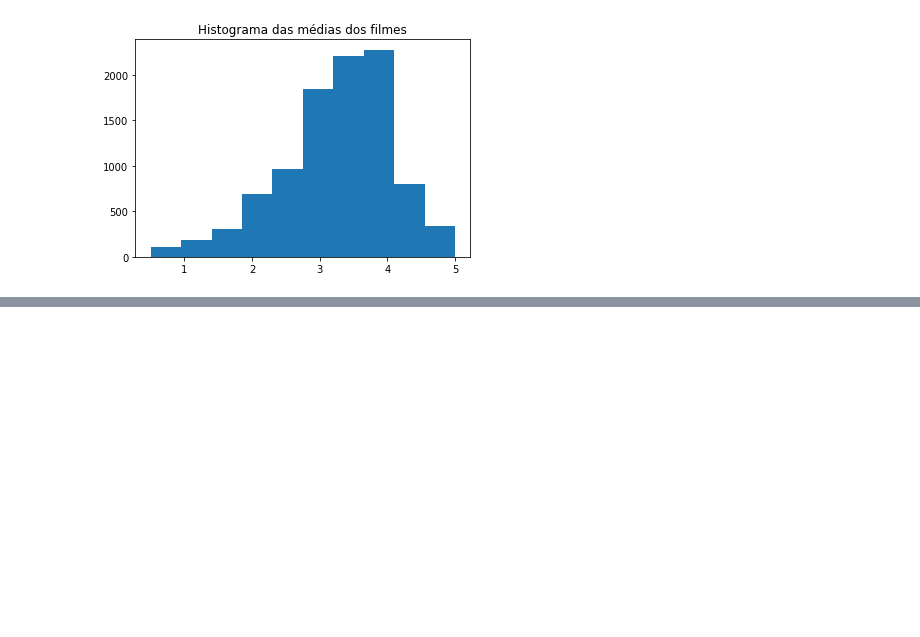
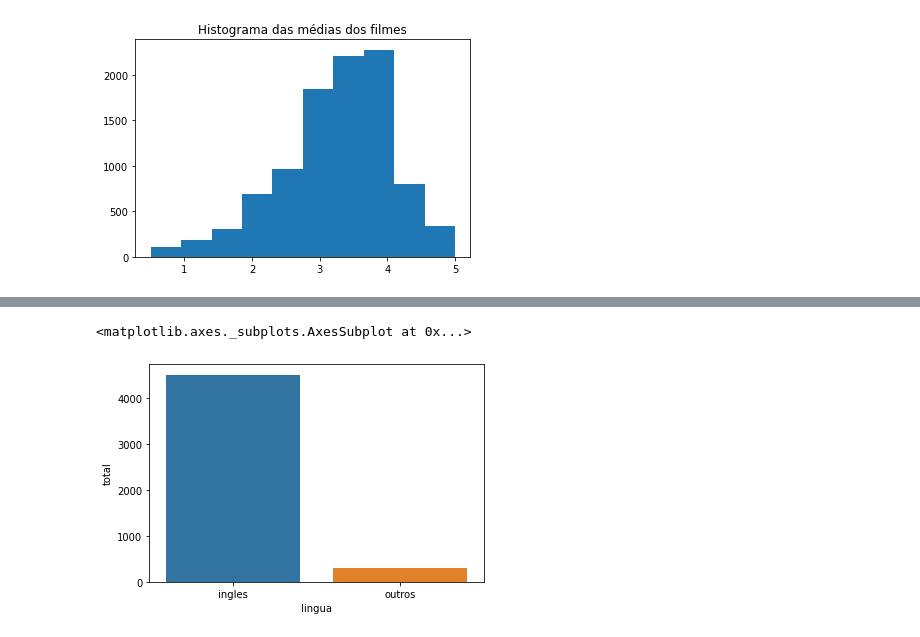
Before and after one commit to gabrielcn/Data-Science, a Jupyter notebook: introducao_data_science.ipynb, the cells around one changed output, grey strips where cells are left out. Cells and saved outputs as stored; diff of their text form; code cells hidden in the pictures; blank space fills up the shorter version.

```diff
--- a/introducao_data_science.ipynb
+++ b/introducao_data_science.ipynb
@@ -225,0 +466,5 @@ Text(0.5, 1.0, 'Histograma das médias dos filmes')
+# %%
+sns.barplot(x="lingua", y="total", data = dados) #Gráfico de barras com seaborn, definindo a "lingua" no eixo x e o "total" no eixo y, extraido do DF dados
+# %% [output]
+<matplotlib.axes._subplots.AxesSubplot at 0x...>
+[figure, added]
```
Also changed, not shown: parts of 32 cells of this notebook.
